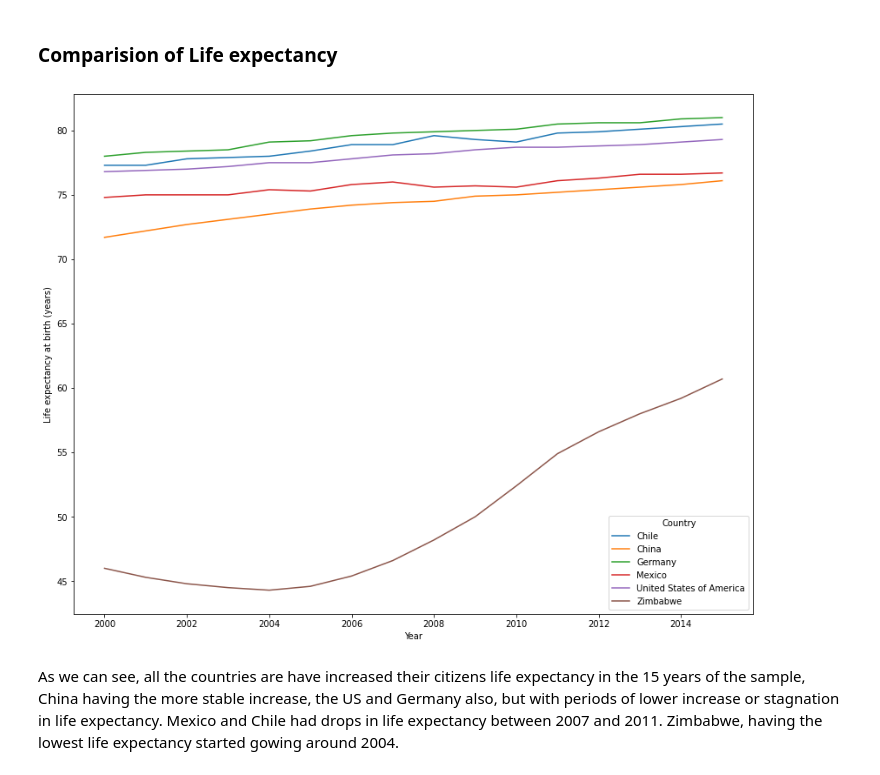
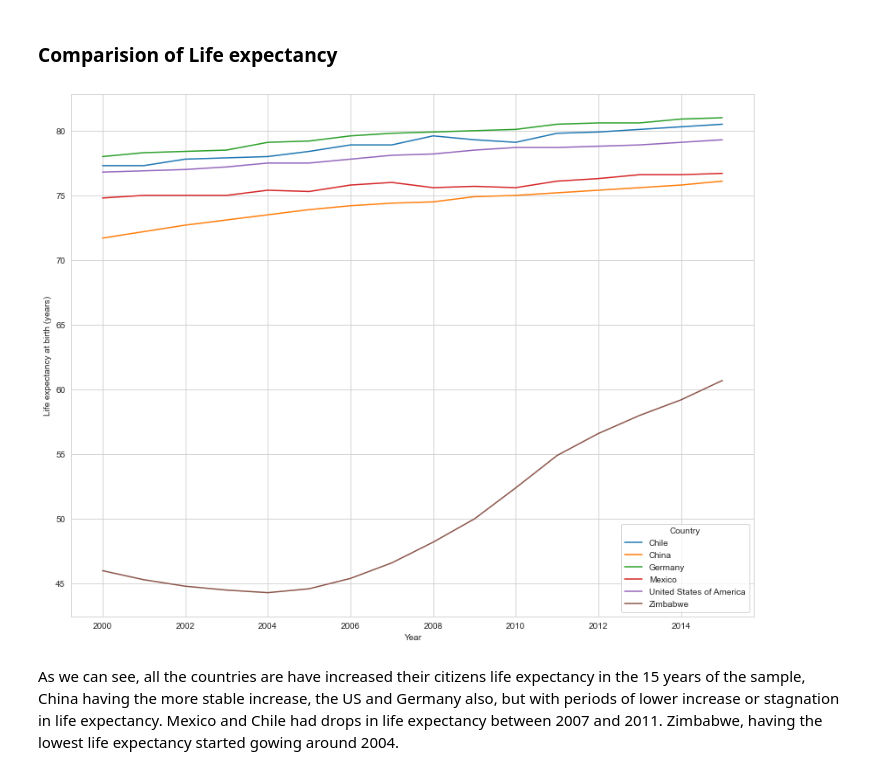
Before and after one commit to ValerioFrancisco/Life-Expectancy-and-GDP, a Jupyter notebook: life_expectancy_gdp.ipynb, the cells around one changed output. Saved outputs shown, nothing was run; the diff lists cells and outputs as text; code cells hidden in the pictures.

```diff
--- a/life_expectancy_gdp.ipynb
+++ b/life_expectancy_gdp.ipynb
@@ -61,6 +62,7 @@ There are 6 countries listed and a range between 2000 and 2015 for the data.
 ### Life Expectancy per country
 # %%
 plt.figure( figsize=(14,11))
+sns.set_style("whitegrid")
 for idx, country in enumerate(countries):
     plt.subplot(2,3,idx+1)
     sns.lineplot(data=df[df.Country == country], x='Year', y='Life expectancy at birth (years)')
@@ -73,10 +75,11 @@ plt.show()
 ### Comparision of Life expectancy
 # %%
 plt.figure(figsize=(14,11))
+sns.set_style("whitegrid")
 sns.lineplot(data=df, x='Year', y='Life expectancy at birth (years)', hue='Country')
 plt.show()
 # %% [output]
-[figure, old version]
+[figure, new version]
 # %% [markdown]
 As we can see, all the countries are have increased their citizens life expectancy in the 15 years of the sample, China having the more stable increase, the US and Germany also, but with periods of lower increase or stagnation in life expectancy. Mexico and Chile had drops in life expectancy between 2007 and 2011. Zimbabwe, having the lowest life expectancy started gowing around 2004.
 # %% [markdown]
```
Also changed, not shown: parts of 12 cells of this notebook.
